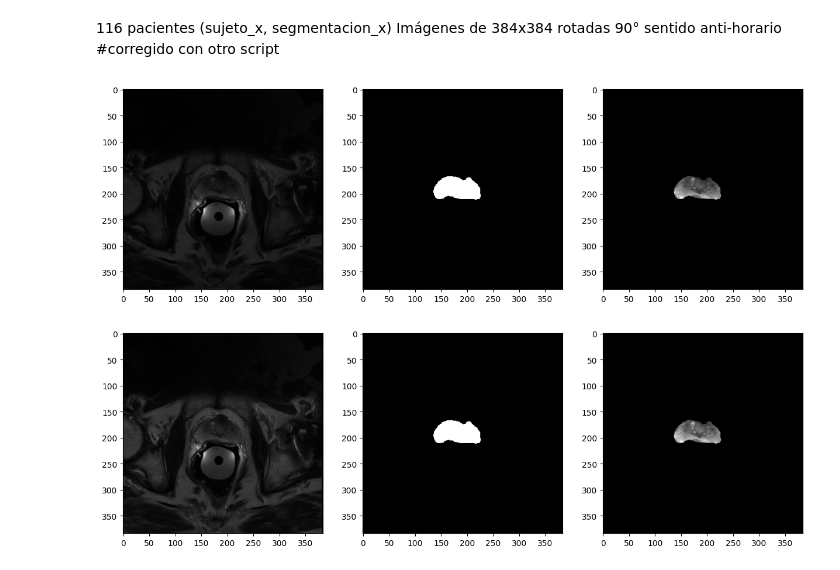
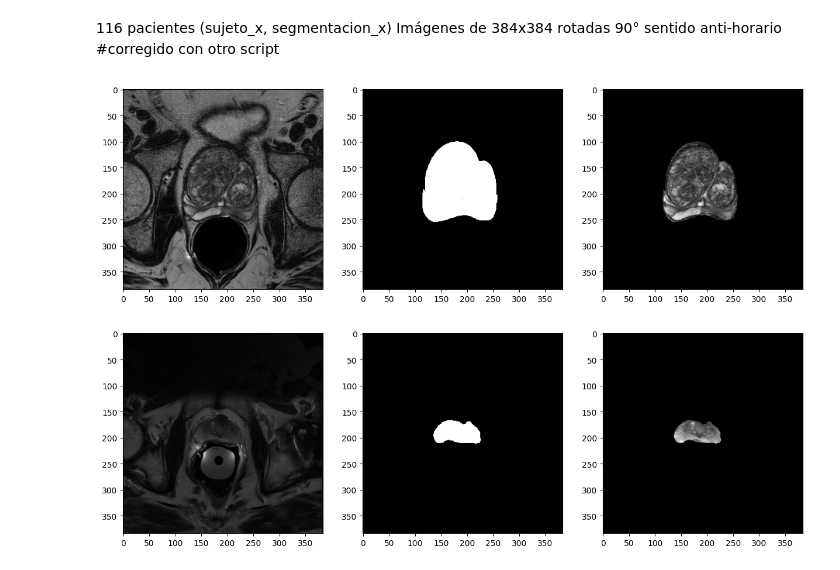
Before and after one commit to mpierangeli/PFI, a Jupyter notebook: viewer.ipynb, the cells around one changed output. Drawn from its saved outputs; the diff is of its cells as text; code cells hidden in the pictures.

```diff
--- a/viewer.ipynb
+++ b/viewer.ipynb
@@ -13,5 +14,5 @@ from PIL import Image
 # %%
-fp2 = r"C:\Users\Pier\Desktop\PFI_main\ds_mezcla_segmentacion integra\nuevas2"
+fp2 = r"C:\Users\Pier\Desktop\PFI_main\ds_mezcla_segmentacion integra\sec_ordenadas"
 allfiles = os.listdir(fp2)
 # %%
 slices = []
@@ -40,18 +41,18 @@ plt.hist(slices,bins=10)
 116 pacientes (sujeto_x, segmentacion_x)
 Imágenes de 384x384 rotadas 90° sentido anti-horario #corregido con otro script
 # %%
-num_sujeto = 50 #1-116
+num_sujeto = 34 #1-116
 x = nib.load(os.path.join(fp2,"sujeto_"+str(num_sujeto).zfill(3)+".nii"))
 sujeto = x.get_fdata()
 y = nib.load(os.path.join(fp2,"segmentacion_"+str(num_sujeto).zfill(3)+".nii"))
 seg = y.get_fdata()
 fig, ax = plt.subplots(1,3,figsize=(15,5))
 ax[0].imshow(sujeto[:,:,int(np.size(sujeto,2)/2)],cmap="gray")
 ax[1].imshow(seg[:,:,int(np.size(sujeto,2)/2)],cmap="gray")
 ax[2].imshow(sujeto[:,:,int(np.size(sujeto,2)/2)]*seg[:,:,int(np.size(sujeto,2)/2)],cmap="gray")
 plt.show()
 # %% [output]
-[figure, old version]
+[figure, new version]
 # %%
 fp2 = r"C:\Users\Pier\Desktop\PFI_main\ds_mezcla_segmentacion integra\flipped"
 allfiles = os.listdir(fp2)
```
Also changed, not shown: parts of 2 cells of this notebook, 11 other files.
